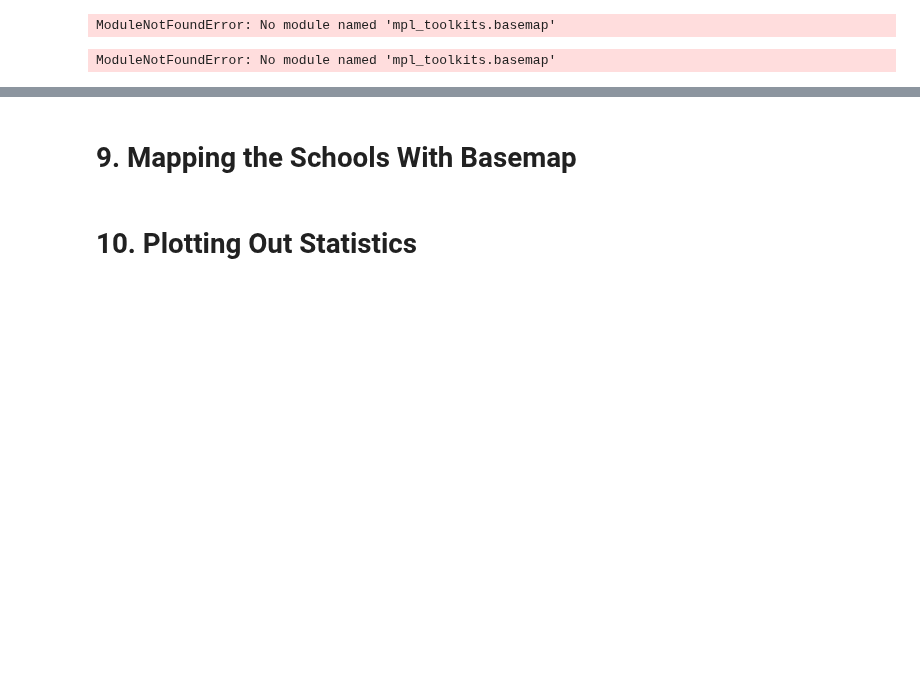
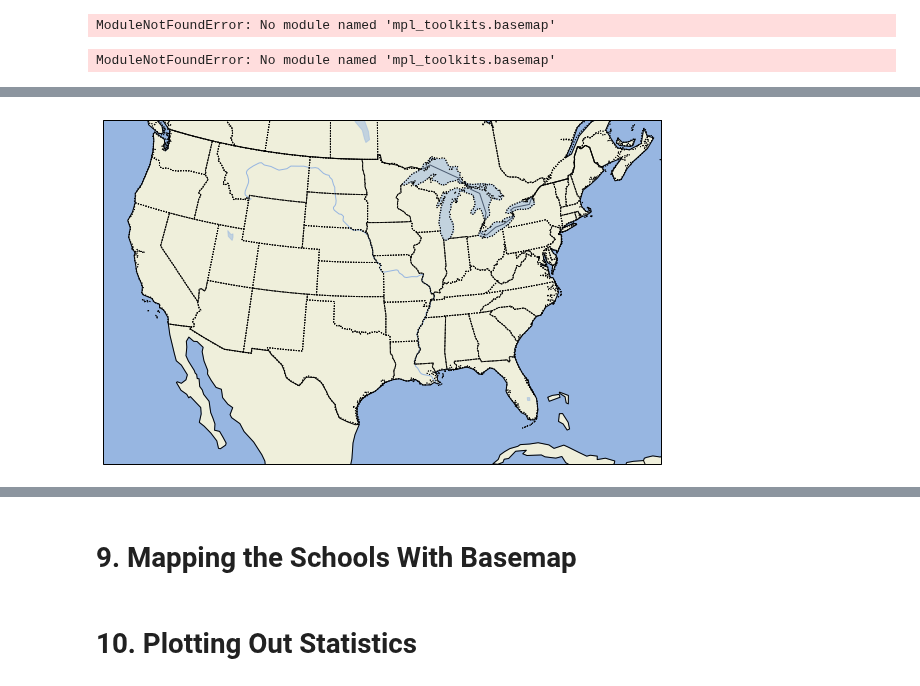
Before and after one commit to JustinToribio/analyzing-the-sat, a Jupyter notebook: notebooks/1.0-jt-analyze-the-sat.ipynb, the cells around one changed output, grey strips where cells are left out. Drawn from its saved outputs; the diff is of its cells as text; code cells hidden in the pictures; blank space fills up the shorter version.

```diff
--- a/notebooks/1.0-jt-analyze-the-sat.ipynb
+++ b/notebooks/1.0-jt-analyze-the-sat.ipynb
@@ -109,0 +131,9 @@ ModuleNotFoundError: No module named 'mpl_toolkits.basemap'
+# %%
+state_borders = cfeat.NaturalEarthFeature(category='cultural', name='admin_1_states_provinces_lakes',
+                                          scale='50m', facecolor='none')
+
+ax.add_feature(state_borders, linestyle='dotted', edgecolor='black')
+
+fig
+# %% [output]
+[figure, added]
```
Also changed, not shown: parts of 10 cells of this notebook.
